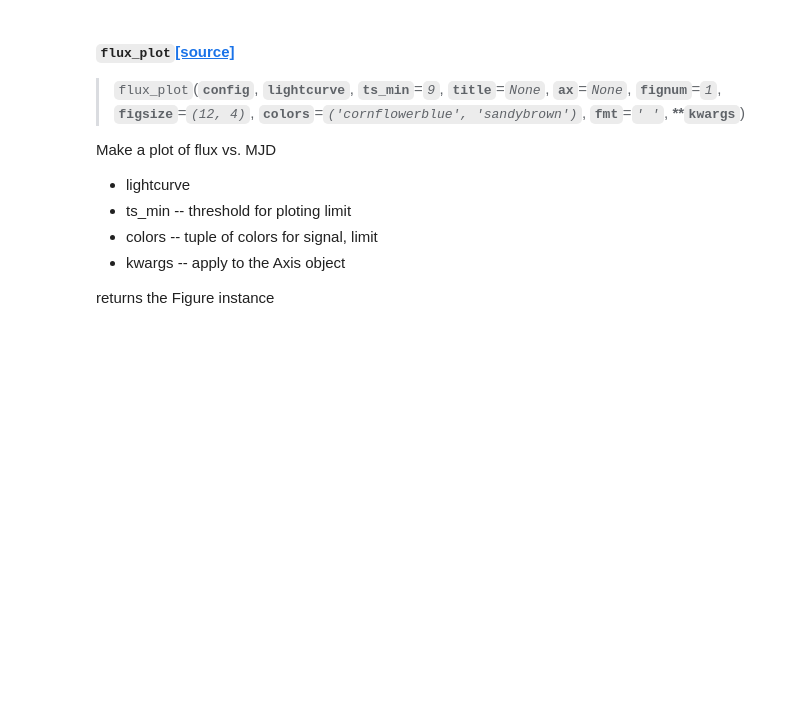
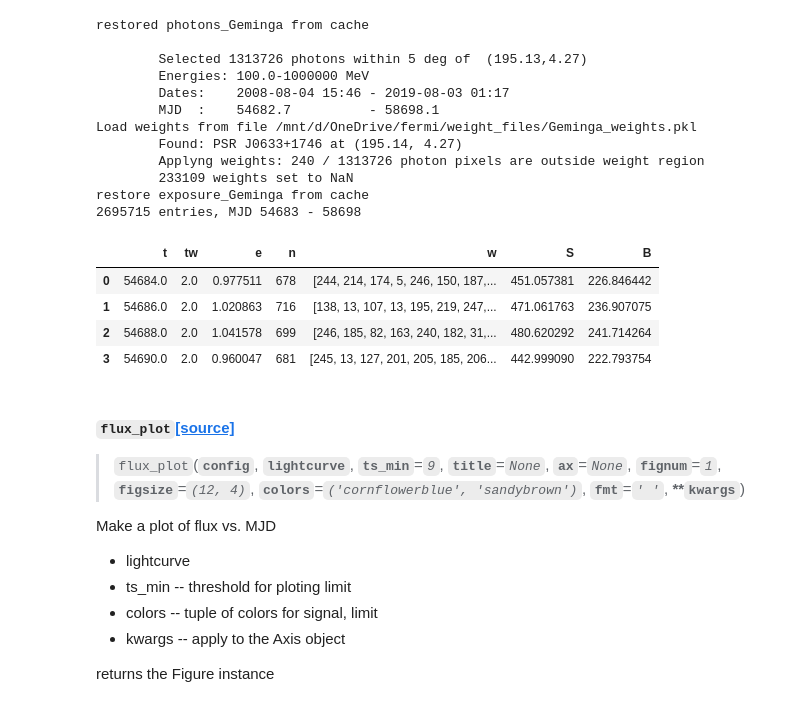
Before and after one commit to tburnett/light_curves, a Jupyter notebook: nbs/11_lightcurve.ipynb, the cells around one changed output. Saved outputs shown, nothing was run; the diff lists cells and outputs as text; code cells hidden in the pictures; blank space fills up the shorter version.

```diff
--- a/nbs/11_lightcurve.ipynb
+++ b/nbs/11_lightcurve.ipynb
@@ -115,19 +111,18 @@ def get_lightcurve(config, files, source, bin_edges=None):
 from light_curves.config import Config, Files, PointSource
 from light_curves.cells import get_cells
 
-config = Config()
-files = Files()
-source = PointSource('Geminga')
-if files.valid:
-    print(f'Loading cells with source {source.name} ')
-    lc = get_lightcurve(config, files, source)
+def test_lc(bins=None):
+    config = Config()
+    files = Files()
+    source = PointSource('Geminga')
+    if not files.valid:
+        return
+    print(f'Loading cells with source {source.name} bins {bins} ')
+    lc = get_lightcurve(config, files, source, bins)
     assert lc is not None
-
-else:
-    print('Not testing since no files.')
-    lc = None
-if lc is not None:
+    print(f'LIght curve has {len(lc)} cells')
     c = lc.iloc[0]
-    print(f'\nFirst cell contents:\n{c}')
     print(f'\nFirst cell fit: {c["fit"]}')
+    return lc
+test_lc().head()
 # %% [output]
@@ -145,0 +140,5 @@ First cell fit: light_curves.loglike.PoissonRep: flux: 0.927[1+0.076-0.079], lim
+# %%
+# bin edges for
+edges = lc.t.values-lc.tw.values/2
+test_bins = edges[:10:2 ]
+test_lc(test_bins).head()
@@ -146,3 +168,24 @@ First cell fit: light_curves.loglike.PoissonRep: flux: 0.927[1+0.076-0.079], lim
+# %%
+cells = get_cells(config, files, source, test_bins)
+cells
+# %% [output]
+restored photons_Geminga from cache
+
+        Selected 1313726 photons within 5 deg of  (195.13,4.27)
+        Energies: 100.0-1000000 MeV
+        Dates:    2008-08-04 15:46 - 2019-08-03 01:17
+        MJD  :    54682.7          - 58698.1
+Load weights from file /mnt/d/OneDrive/fermi/weight_files/Geminga_weights.pkl
+        Found: PSR J0633+1746 at (195.14, 4.27)
+        Applyng weights: 240 / 1313726 photon pixels are outside weight region
+        233109 weights set to NaN
+restore exposure_Geminga from cache
+2695715 entries, MJD 54683 - 58698
+|  | t | tw | e | n | w | S | B |
+| 0 | 54684.0 | 2.0 | 0.977511 | 678 | [244, 214, 174, 5, 246, 150, 187,... | 451.057381 | 226.846442 |
+| 1 | 54686.0 | 2.0 | 1.020863 | 716 | [138, 13, 107, 13, 195, 219, 247,... | 471.061763 | 236.907075 |
+| 2 | 54688.0 | 2.0 | 1.041578 | 699 | [246, 185, 82, 163, 240, 182, 31,... | 480.620292 | 241.714264 |
+| 3 | 54690.0 | 2.0 | 0.960047 | 681 | [245, 13, 127, 201, 205, 185, 206... | 442.999090 | 222.793754 |
 # %%
 #export
 def flux_plot(config, lightcurve, ts_min=9,  title=None, ax=None, fignum=1,
```
Also changed, not shown: parts of 11 cells of this notebook, 24 other files.
